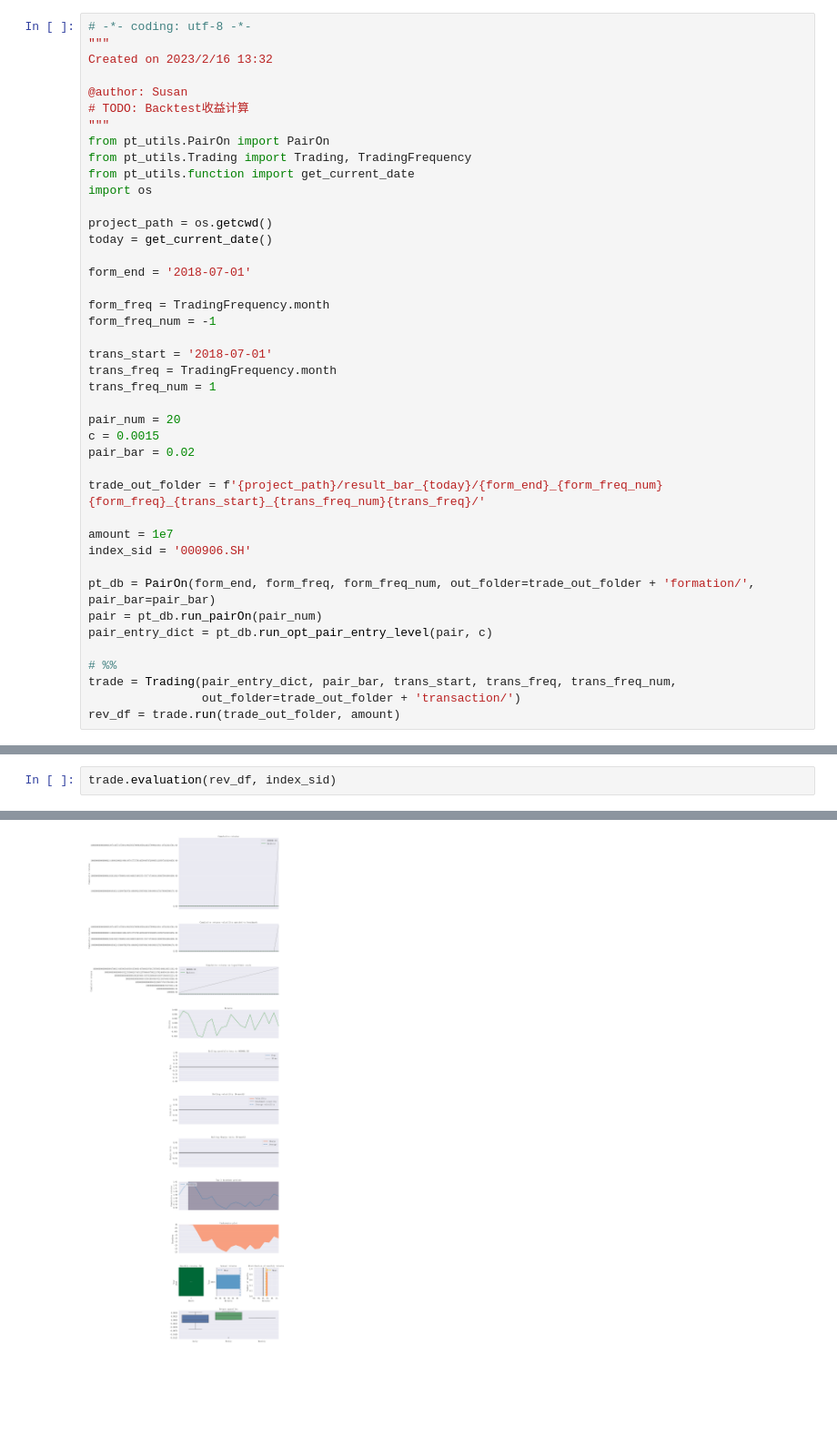
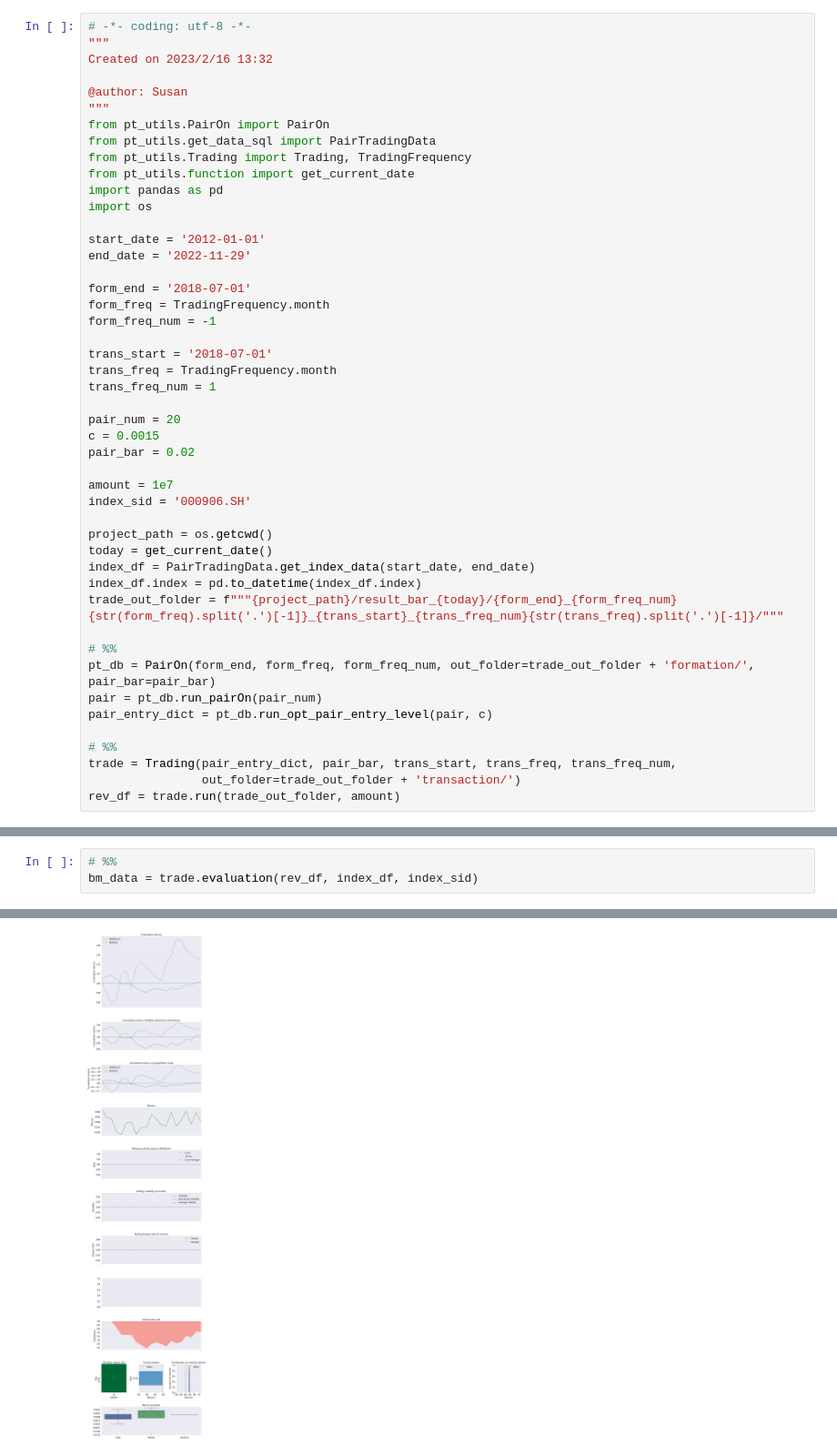
Before and after one commit to lucysusan/pt_2302, a Jupyter notebook: pt_once.ipynb, the cells around one changed output, grey strips where cells are left out. Shown at 91% size. Drawn from its saved outputs; the diff is of its cells as text; blank space fills up the shorter version.

```diff
--- a/pt_once.ipynb
+++ b/pt_once.ipynb
@@ -4,18 +4,18 @@
 Created on 2023/2/16 13:32
 
 @author: Susan
-# TODO: Backtest收益计算
 """
 from pt_utils.PairOn import PairOn
+from pt_utils.get_data_sql import PairTradingData
 from pt_utils.Trading import Trading, TradingFrequency
 from pt_utils.function import get_current_date
+import pandas as pd
 import os
 
-project_path = os.getcwd()
-today = get_current_date()
+start_date = '2012-01-01'
+end_date = '2022-11-29'
 
 form_end = '2018-07-01'
-
 form_freq = TradingFrequency.month
 form_freq_num = -1
 
@@ -27,11 +27,16 @@ pair_num = 20
 c = 0.0015
 pair_bar = 0.02
 
-trade_out_folder = f'{project_path}/result_bar_{today}/{form_end}_{form_freq_num}{form_freq}_{trans_start}_{trans_freq_num}{trans_freq}/'
-
 amount = 1e7
 index_sid = '000906.SH'
 
+project_path = os.getcwd()
+today = get_current_date()
+index_df = PairTradingData.get_index_data(start_date, end_date)
+index_df.index = pd.to_datetime(index_df.index)
+trade_out_folder = f"""{project_path}/result_bar_{today}/{form_end}_{form_freq_num}{str(form_freq).split('.')[-1]}_{trans_start}_{trans_freq_num}{str(trans_freq).split('.')[-1]}/"""
+
+# %%
 pt_db = PairOn(form_end, form_freq, form_freq_num, out_folder=trade_out_folder + 'formation/', pair_bar=pair_bar)
 pair = pt_db.run_pairOn(pair_num)
 pair_entry_dict = pt_db.run_opt_pair_entry_level(pair, c)
@@ -54,3 +59,4 @@ run cost time 102.09676837921143 s
 # %%
-trade.evaluation(rev_df, index_sid)
+# %%
+bm_data = trade.evaluation(rev_df, index_df, index_sid)
 # %% [output]
@@ -85 +82 @@ evaluation cost time 4.107618808746338 s
-[figure, old version]
+[figure, new version]
```
Also changed, not shown: parts of 2 cells of this notebook, 6 other files.
